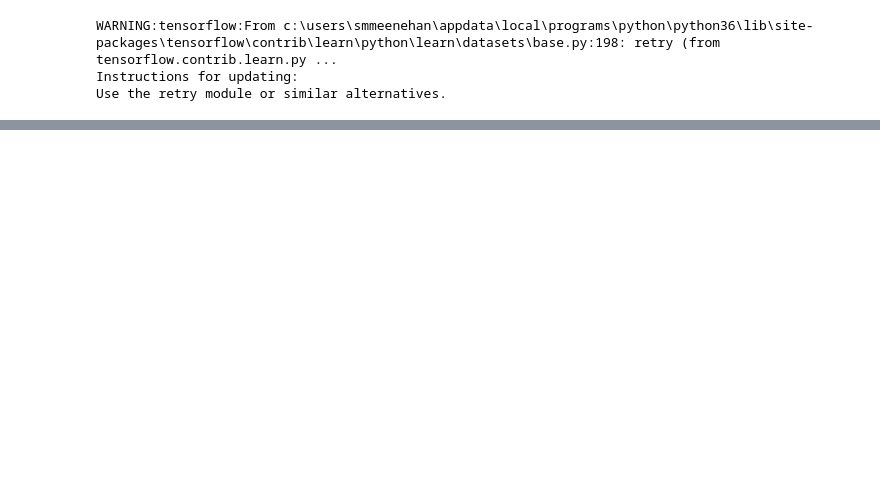
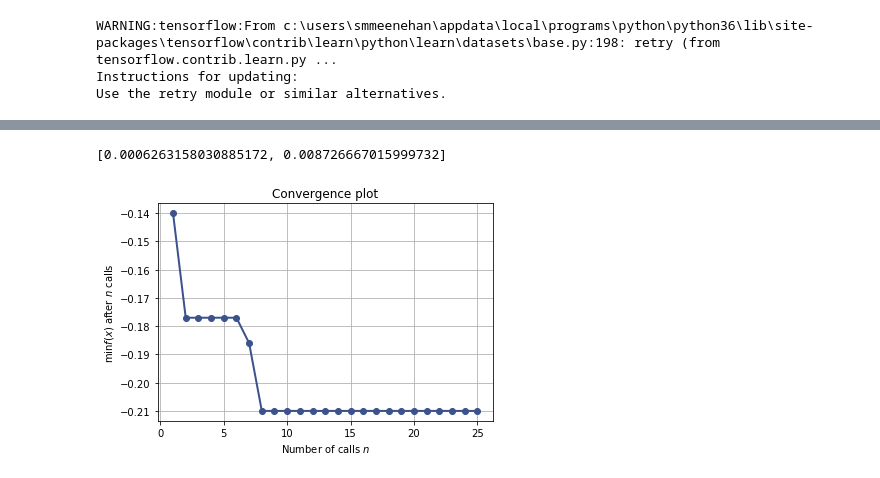
Before and after one commit to smeenehan/TensorFlowProjects, a Jupyter notebook: CIFAR/CIFAR10_estimator.ipynb, the cells around one changed output, grey strips where cells are left out. Saved outputs shown, nothing was run; the diff lists cells and outputs as text; code cells hidden in the pictures; blank space fills up the shorter version.

```diff
--- a/CIFAR/CIFAR10_estimator.ipynb
+++ b/CIFAR/CIFAR10_estimator.ipynb
@@ -22,18 +25,0 @@ estimator = tf.estimator.Estimator(model_fn, model_dir=model_dir, params=params)
-# %%
-# train_spec = tf.estimator.TrainSpec(input_fn=val_input_fn)
-# val_spec = tf.estimator.EvalSpec(input_fn=val_input_fn)
-# tf.estimator.train_and_evaluate(estimator, train_spec, val_spec)
-import time
-num_epochs = 5
-big_start = time.time()
-for idx in range(num_epochs):
-    start = time.time()
-    estimator.train(val_input_fn)
-    end = time.time()
-    print('\nTrain time for epoch #%d: %f' % (idx+1, end-start))
-    start = time.time()
-    estimator.evaluate(val_input_fn)
-    end = time.time()
-    print('\nEval time for epoch #%d: %f' % (idx+1, end-start))
-big_end = time.time()
-print('\nTotal time for %d epochs: %f' % (num_epochs, big_end-big_start))
@@ -57,0 +58,9 @@ Total time for 5 epochs: 196.531000
+# %%
+def log_dir_name(log_dir_root, optim_type, learning_rate, reg_scale, momentum=None):
+    log_dir = log_dir_root+'/'+optim_type+'/'
+    log_dir += 'lr_%.3g_reg_%.3g' % (learning_rate, reg_scale)
+    if optim_type is 'Momentum':
+        if momentum is None:
+            raise ValueError('Must specify momentum when using optim_type = \'Momentum\'')
+        log_dir += '_mom_%.2g' % momentum
+    return log_dir
@@ -57,0 +99,15 @@ Total time for 5 epochs: 196.531000
+# %%
+dimensions_Adam = [skopt.space.Real(1e-4, 1e-2, 'log-uniform', name='learning_rate'),
+                   skopt.space.Real(1e-4, 1e-2, name='reg_scale')]
+default_Adam = [0.002, 0.005]
+
+dimensions_Momentum = [skopt.space.Real(1e-6, 1e-2, 'log-uniform', name='learning_rate'),
+                       skopt.space.Real(1e-4, 1e-2, name='reg_scale'),
+                       skopt.space.Real(0.8, 0.95, name='momentum')]
+default_Momentum = [0.001, 0.005, 0.9]
+# %%
+search_result  = skopt.gp_minimize(func=fitness_Adam,
+                                   dimensions=dimensions_Adam,
+                                   acq_func='EI', # Expected Improvement.
+                                   n_calls=25,
+                                   x0=default_Adam)
@@ -57,0 +132,8 @@ Total time for 5 epochs: 196.531000
+# %%
+search_result.x
+# %% [output]
+[0.0006263158030885172, 0.008726667015999732]
+# %%
+skopt.plots.plot_convergence(search_result)
+# %% [output]
+[figure, added]
```
Also changed, not shown: parts of 10 cells of this notebook, 1 other file.
